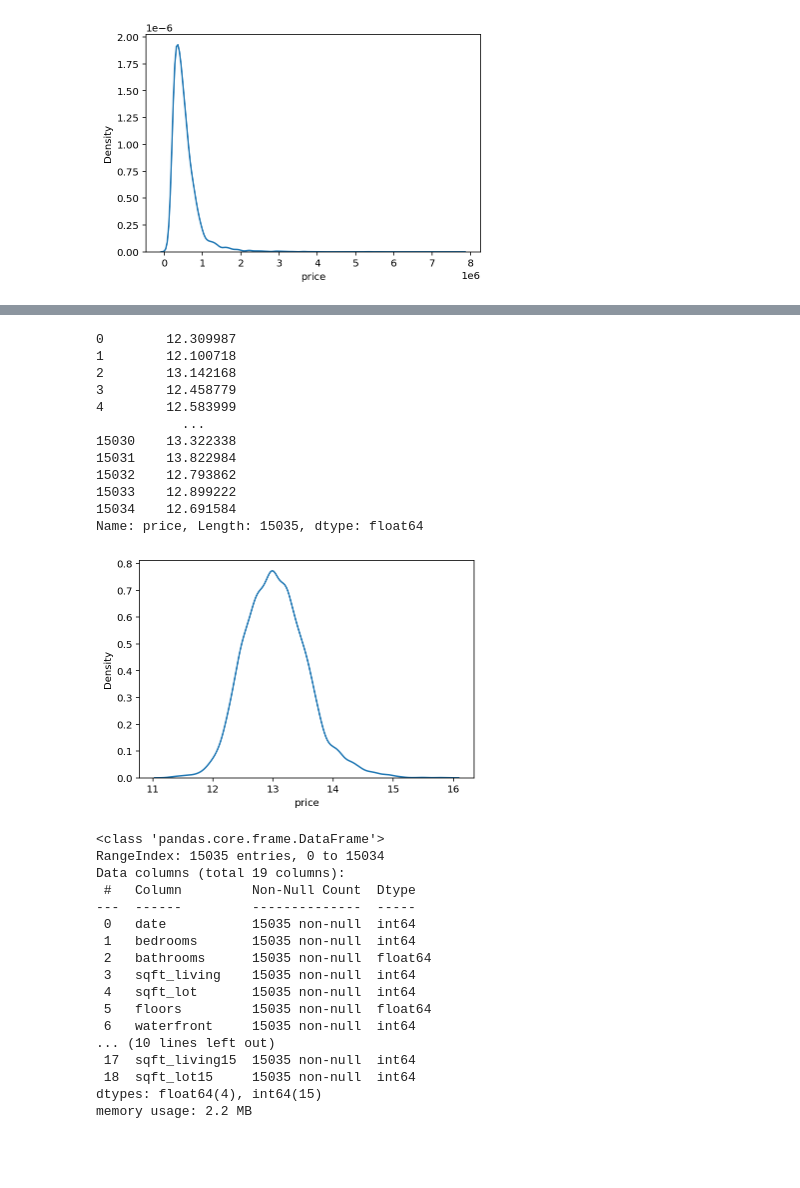
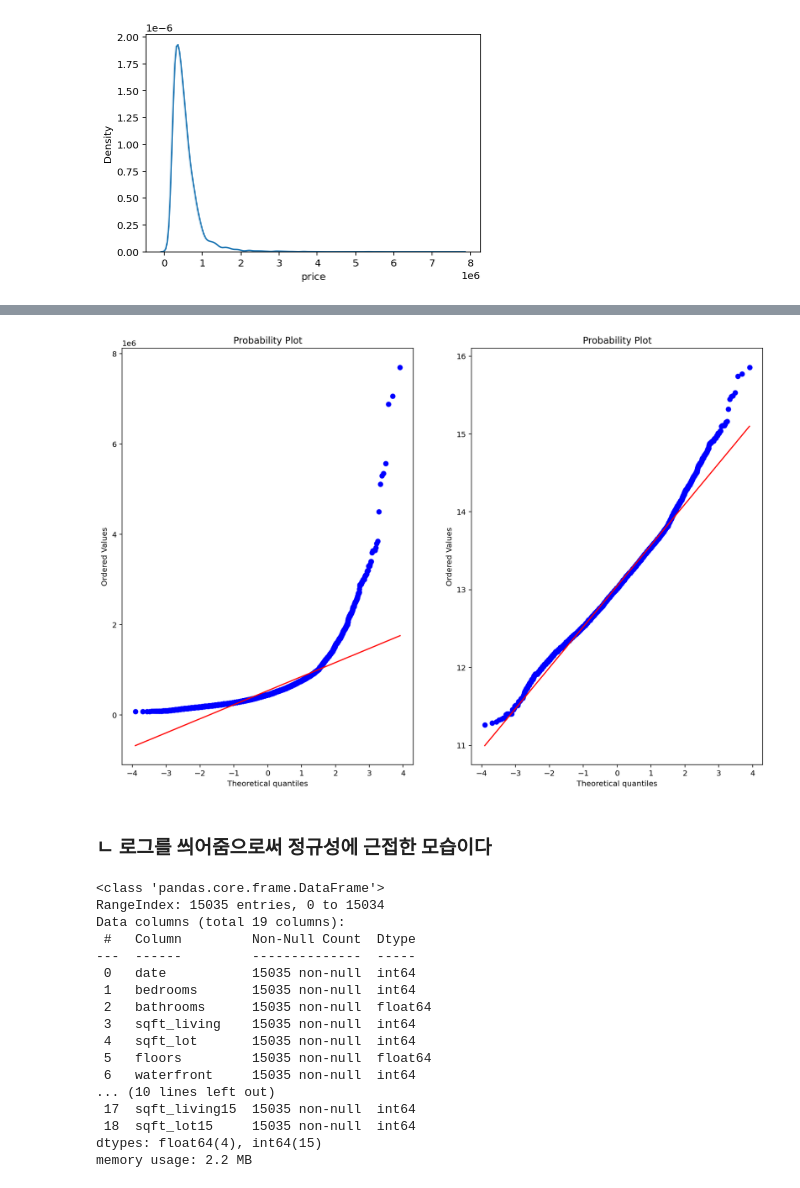
Before and after one commit to jongspark91/AIFFEL, a Jupyter notebook: Exploration_9/kaggle_submission.ipynb, the cells around one changed output, grey strips where cells are left out. Drawn from its saved outputs; the diff is of its cells as text; code cells hidden in the pictures; blank space fills up the shorter version.

```diff
--- a/Exploration_9/kaggle_submission.ipynb
+++ b/Exploration_9/kaggle_submission.ipynb
@@ -110,0 +149,3 @@ plt.show()
+# %%
+log_y = np.log1p(y)
+log_y
@@ -111,24 +170,17 @@ plt.show()
+# %%
+fig = plt.figure(figsize = (15,10))
+
+fig.add_subplot(1,2,1)
+res = stats.probplot(y, plot=plt)
+
+fig.add_subplot(1,2,2)
+res = stats.probplot(log_y, plot=plt)
+# %% [output]
+[figure, added]
+# %% [markdown]
+### ㄴ 로그를 씌어줌으로써 정규성에 근접한 모습이다
 # %%
 y = np.log1p(y)
-y
-# %% [output]
-0        12.309987
-1        12.100718
-2        13.142168
-3        12.458779
-4        12.583999
-           ...
-15030    13.322338
-15031    13.822984
-15032    12.793862
-15033    12.899222
-15034    12.691584
-Name: price, Length: 15035, dtype: float64
-# %%
-sns.kdeplot(y)
-plt.show()
-# %% [output]
-[figure, removed]
 # %%
 train.info()
 # %% [output]
```
Also changed, not shown: parts of 38 cells of this notebook.
